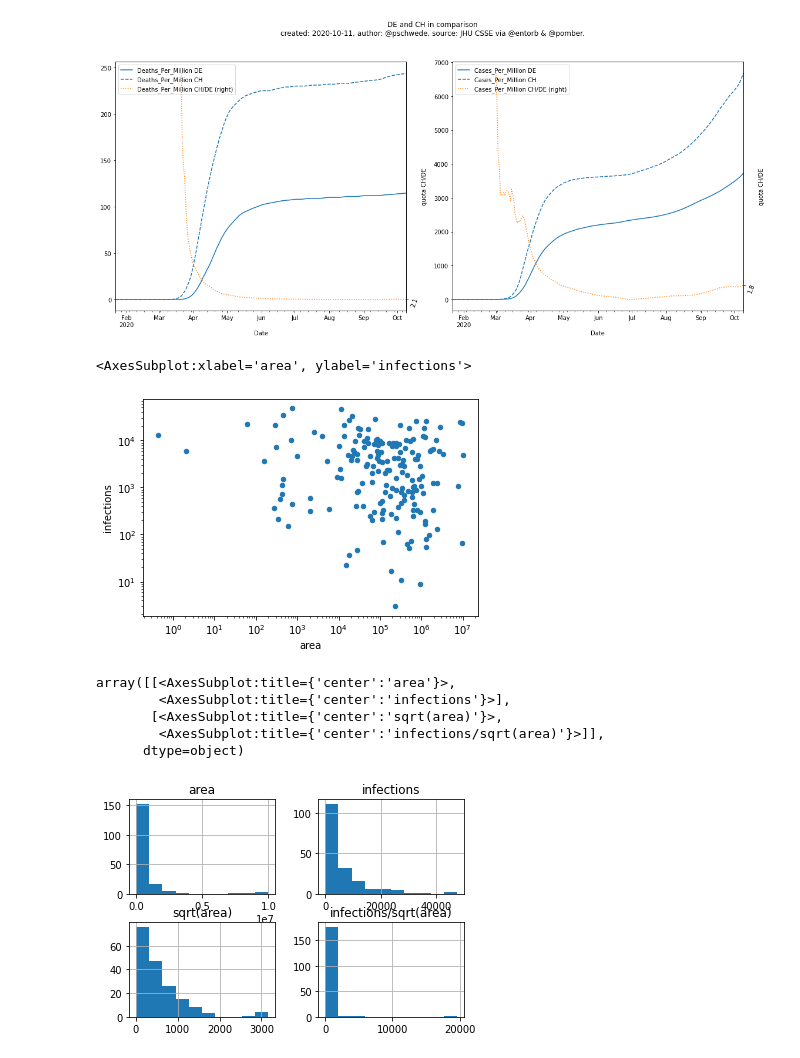
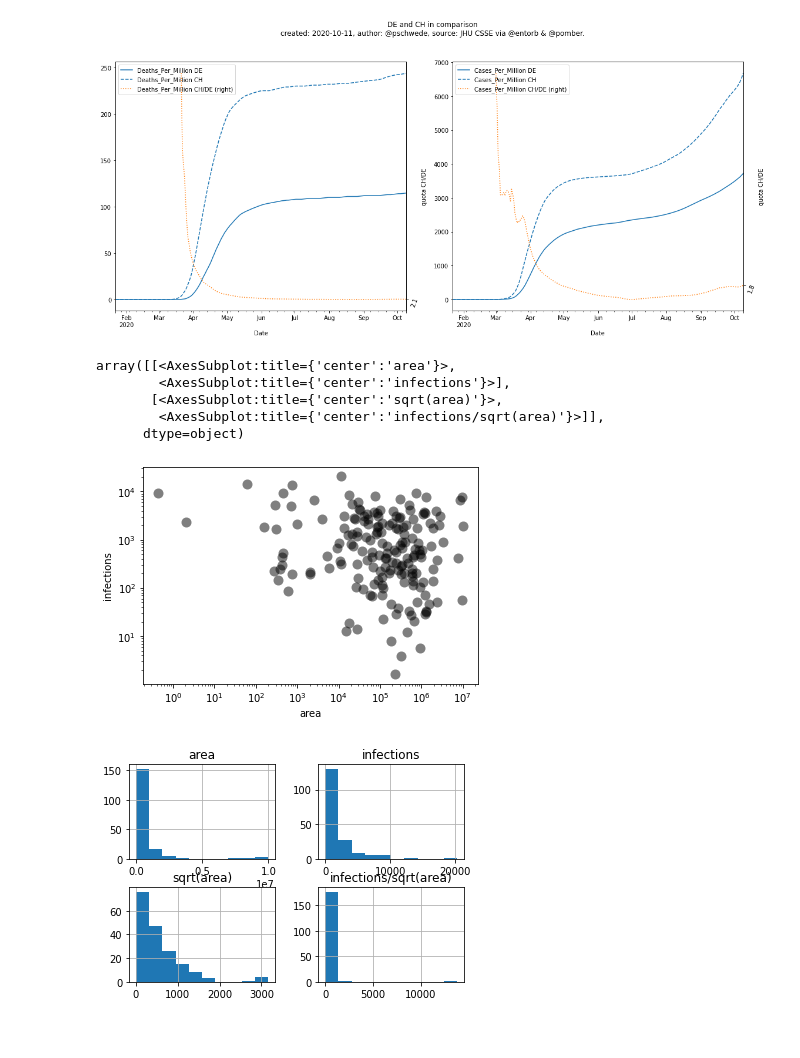
Before and after one commit to pschwede/covid19plots, a Jupyter notebook: countries_in_comparison.ipynb, the cells around one changed output. Saved outputs shown, nothing was run; the diff lists cells and outputs as text; code cells hidden in the pictures.

Commit message:
upd: data

```diff
--- a/countries_in_comparison.ipynb
+++ b/countries_in_comparison.ipynb
@@ -63,16 +61,15 @@ df = pd.DataFrame({'co': cos, 'area':[float(areas.loc[co]['area']) for co in cos
 # %%
+df = pd.DataFrame({'co': cos, 'area':[float(areas.loc[co]['area']) for co in cos], 'infections':[entorb.to_dataframe(nation=co)['Cases_Per_Million'].rolling('7D').mean().mean() for co in cos]})
 df['sqrt(area)'] = df['area'].pow(0.5)
 df['infections/sqrt(area)'] = df['infections'] / df['sqrt(area)']
-df.plot.scatter(x='area', y='infections', logx=True, logy=True)
-# %% [output]
-<AxesSubplot:xlabel='area', ylabel='infections'>
-[figure, removed]
-# %%
-df.hist()
-# %% [output]
-array([[<AxesSubplot:title={'center':'area'}>,
-        <AxesSubplot:title={'center':'infections'}>],
-       [<AxesSubplot:title={'center':'sqrt(area)'}>,
-        <AxesSubplot:title={'center':'infections/sqrt(area)'}>]],
-      dtype=object)
-[figure, removed]
+# %%
+df.plot.scatter(x='area', y='infections', c='black', lw=0, s=100, alpha=0.5, logx=True, logy=True)
+df.hist()
+# %% [output]
+array([[<AxesSubplot:title={'center':'area'}>,
+        <AxesSubplot:title={'center':'infections'}>],
+       [<AxesSubplot:title={'center':'sqrt(area)'}>,
+        <AxesSubplot:title={'center':'infections/sqrt(area)'}>]],
+      dtype=object)
+[figure, added]
+[figure, added]
```
Also changed, not shown: parts of 1 cell of this notebook.
